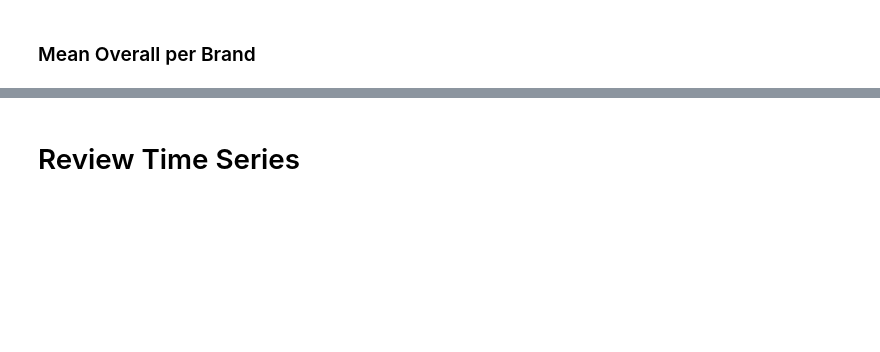
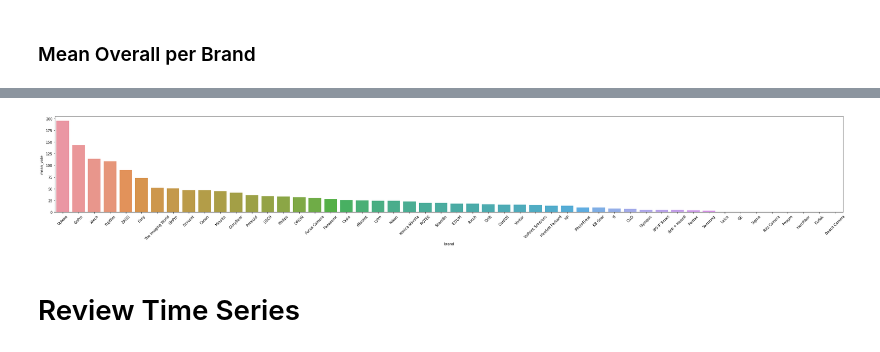
Before and after one commit to saiteki-kai/amazon-reviews, a Jupyter notebook: notebooks/products_and_reviews.ipynb, the cells around one changed output, grey strips where cells are left out. Cells and saved outputs as stored; diff of their text form; code cells hidden in the pictures; blank space fills up the shorter version.

```diff
--- a/notebooks/products_and_reviews.ipynb
+++ b/notebooks/products_and_reviews.ipynb
@@ -214,3 +334,20 @@ print((data_df.groupby("brand")["vote"].mean()).sort_values())
+# %%
+# mean number of util vote for brand
+
+df = data_df.copy()
+c = pd.DataFrame(Counter(list(df['brand'])).most_common(50))
+df['brand'] = c[0]
+df = df.groupby(['brand']).agg({'vote':[np.mean]})
+df.columns = ['mean_vote']
+df.reset_index(inplace=True)
+
+_, ax = plt.subplots(figsize=(40, 5))
+plt.xticks(rotation=45)
+sns.barplot(df['brand'], df['mean_vote'], ax=ax, order=df.sort_values(by='mean_vote', ascending=False).brand)
+
+pass
+# %% [output]
+[figure, added]
 # %% [markdown]
 # Review Time Series
 # %%
```
Also changed, not shown: parts of 38 cells of this notebook, 2 other files.
